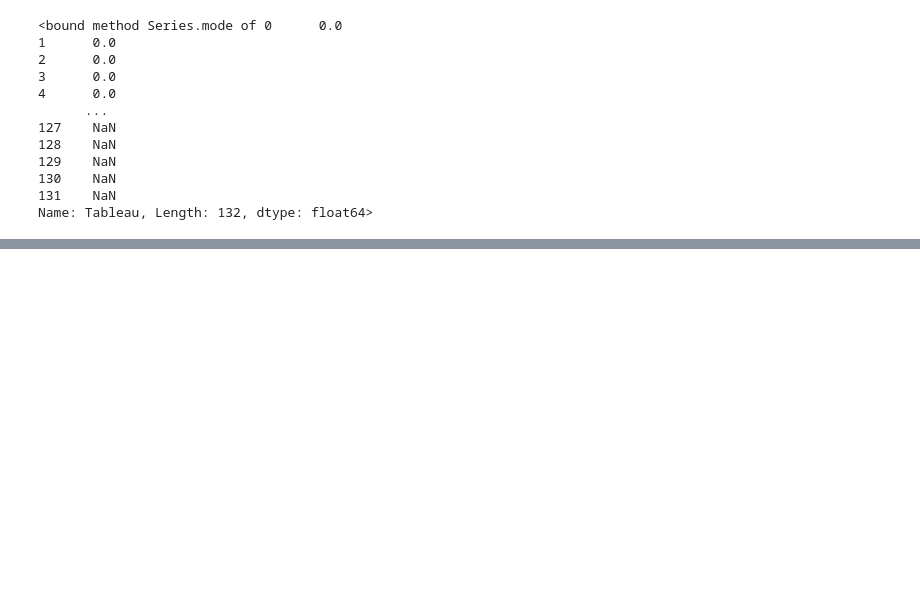
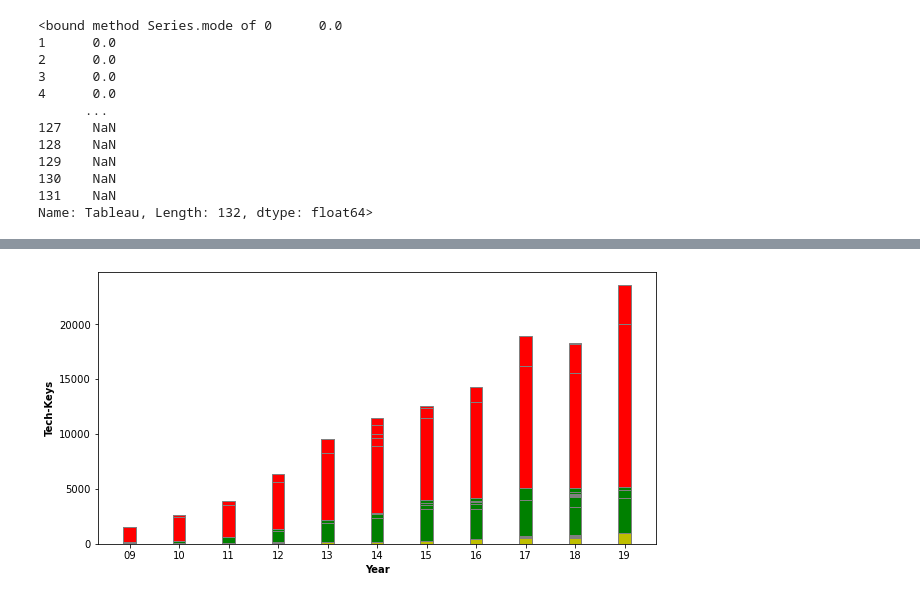
Before and after one commit to sushamasivananthan/Time-Series-Analysis, a Jupyter notebook: Time Series Analysis.ipynb, the cells around one changed output, grey strips where cells are left out. Cells and saved outputs as stored; diff of their text form; code cells hidden in the pictures; blank space fills up the shorter version.

```diff
--- a/Time Series Analysis.ipynb
+++ b/Time Series Analysis.ipynb
@@ -92,0 +171,16 @@ interactive_plot(normalize(df),'Stackoverflow Questions Count over years')
+# %%
+
+barWidth = 0.25
+fig = plt.subplots(figsize =(10, 5))
+
+plt.bar(df["year"] , df["python"], color ='r', width = barWidth, edgecolor ='grey', label ='Python')
+plt.bar(df["year"], df["r"], color = 'g', width = barWidth, edgecolor ='grey', label ='R')
+plt.bar(df["year"], df["machine-learning"], color ='y', width = barWidth, edgecolor ='grey', label ='ML')
+
+# Adding Xticks
+plt.xlabel('Year', fontweight ='bold')
+plt.ylabel('Tech-Keys', fontweight ='bold')
+
+plt.show()
+# %% [output]
+[figure, added]
```
Also changed, not shown: parts of 12 cells of this notebook.
